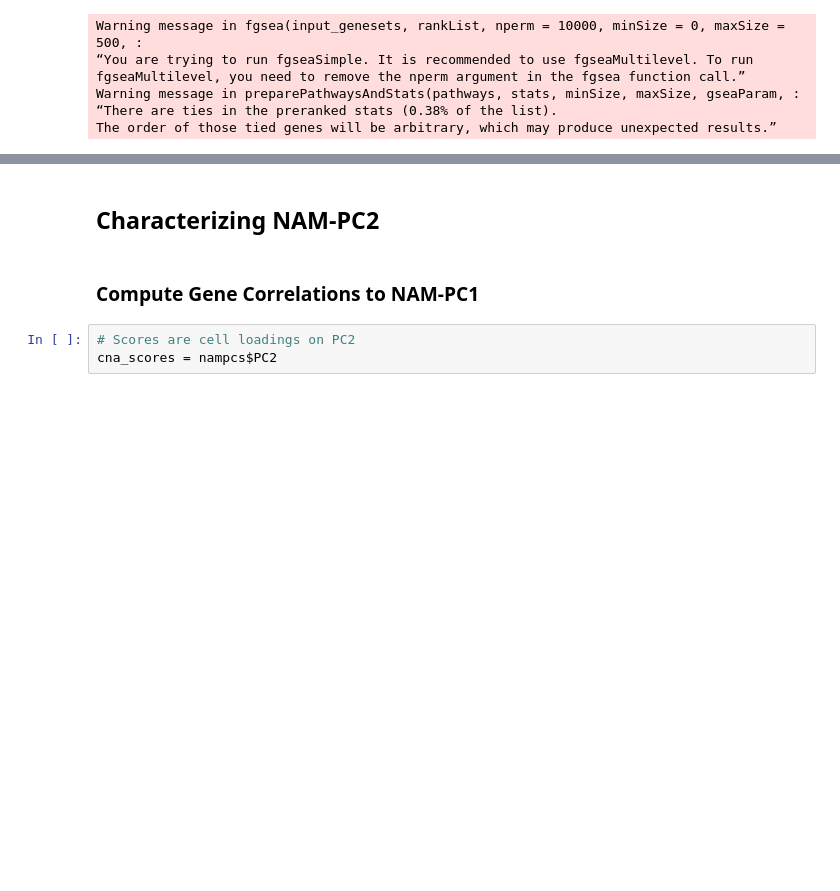
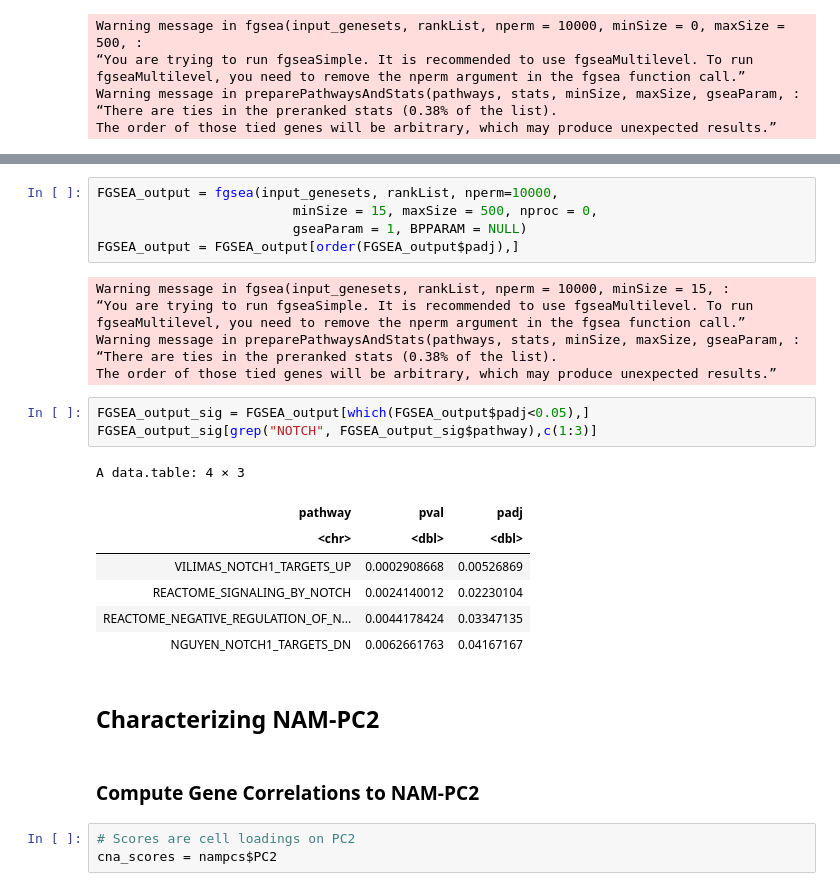
Before and after one commit to immunogenomics/cna-display, a Jupyter notebook: notch/interpretation.ipynb, the cells around one changed output, grey strips where cells are left out. Drawn from its saved outputs; the diff is of its cells as text; blank space fills up the shorter version.

```diff
--- a/notch/interpretation.ipynb
+++ b/notch/interpretation.ipynb
@@ -177,7 +166,29 @@ A data.table: 4 × 3
+# %%
+FGSEA_output = fgsea(input_genesets, rankList, nperm=10000,
+                         minSize = 15, maxSize = 500, nproc = 0,
+                         gseaParam = 1, BPPARAM = NULL)
+FGSEA_output = FGSEA_output[order(FGSEA_output$padj),]
+# %% [output]
+Warning message in fgsea(input_genesets, rankList, nperm = 10000, minSize = 15, :
+“You are trying to run fgseaSimple. It is recommended to use fgseaMultilevel. To run fgseaMultilevel, you need to remove the nperm argument in the fgsea function call.”
+Warning message in preparePathwaysAndStats(pathways, stats, minSize, maxSize, gseaParam, :
+“There are ties in the preranked stats (0.38% of the list).
+The order of those tied genes will be arbitrary, which may produce unexpected results.”
+# %%
+FGSEA_output_sig = FGSEA_output[which(FGSEA_output$padj<0.05),]
+FGSEA_output_sig[grep("NOTCH", FGSEA_output_sig$pathway),c(1:3)]
+# %% [output]
+A data.table: 4 × 3
+| pathway | pval | padj |
+| <chr> | <dbl> | <dbl> |
+| VILIMAS_NOTCH1_TARGETS_UP | 0.0002908668 | 0.00526869 |
+| REACTOME_SIGNALING_BY_NOTCH | 0.0024140012 | 0.02230104 |
+| REACTOME_NEGATIVE_REGULATION_OF_N... | 0.0044178424 | 0.03347135 |
+| NGUYEN_NOTCH1_TARGETS_DN | 0.0062661763 | 0.04167167 |
 # %% [markdown]
 ## Characterizing NAM-PC2
 # %% [markdown]
-### Compute Gene Correlations to NAM-PC1
+### Compute Gene Correlations to NAM-PC2
 # %%
 # Scores are cell loadings on PC2
 cna_scores = nampcs$PC2
```
Also changed, not shown: parts of 19 cells of this notebook, 25 other files.
